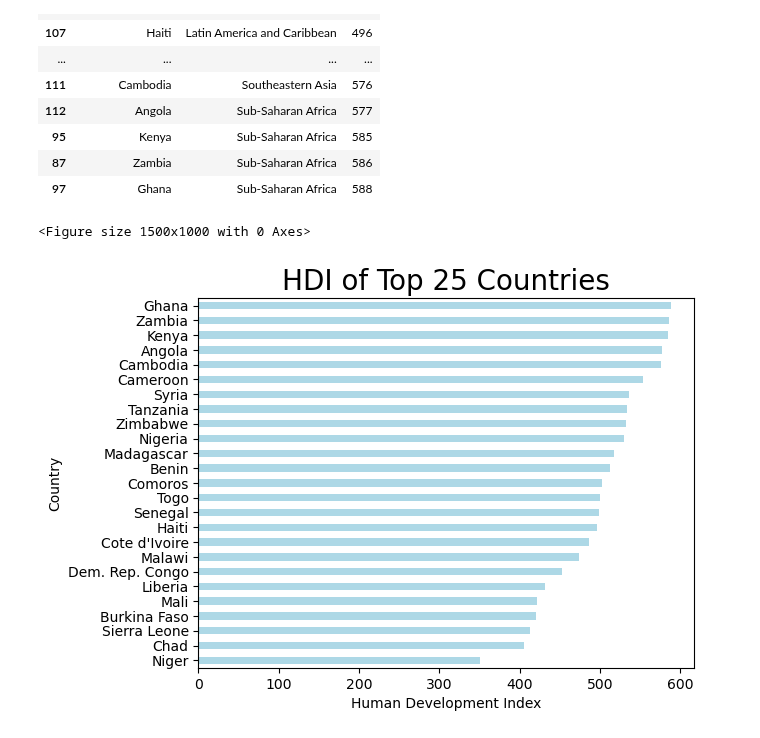
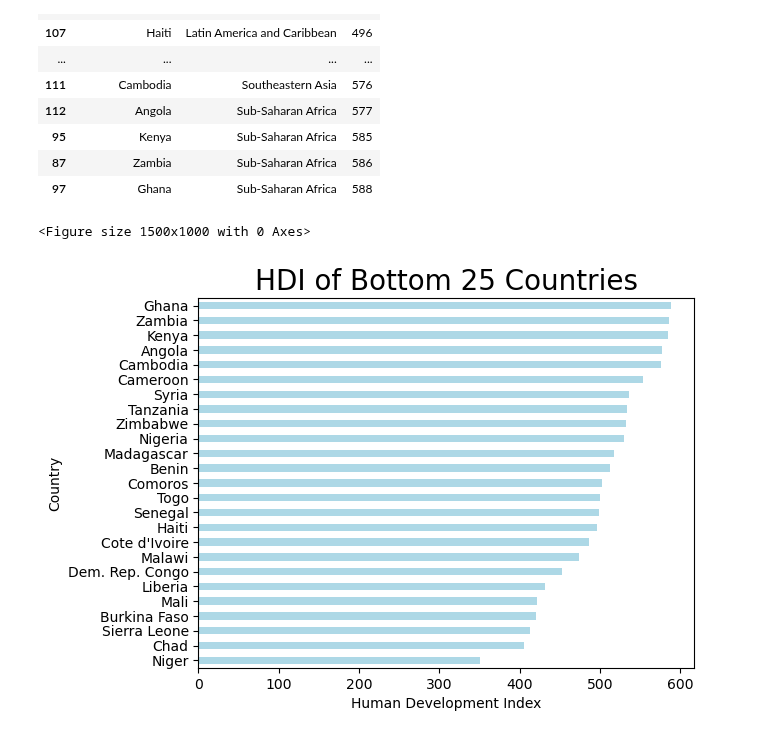
Before and after one commit to mattcaseycpa/project1, a Jupyter notebook: project.ipynb, the cells around one changed output. Saved outputs shown, nothing was run; the diff lists cells and outputs as text; code cells hidden in the pictures.

```diff
--- a/project.ipynb
+++ b/project.ipynb
@@ -271,15 +334,15 @@ hdi.head(25)
 # %%
 #bottom 25 HDI Countries
 hdi=hdi_df["HDI"]
 country=hdi_df["Country"]
 
 plt.figure(figsize=(15, 10))
 top_25_countries = hdi_df.nsmallest(25, 'HDI')
 top_25_countries.plot(kind='barh', x='Country', y='HDI', color='lightblue', legend=False)
-plt.title('HDI of Top 25 Countries', fontsize=20)
+plt.title('HDI of Bottom 25 Countries', fontsize=20)
 plt.xlabel('Human Development Index')
 plt.ylabel('Country')
 plt.show()
 # %% [output]
 <Figure size 1500x1000 with 0 Axes>
-[figure, old version]
+[figure, new version]
```
Also changed, not shown: parts of 3 cells of this notebook, 1 other file.
